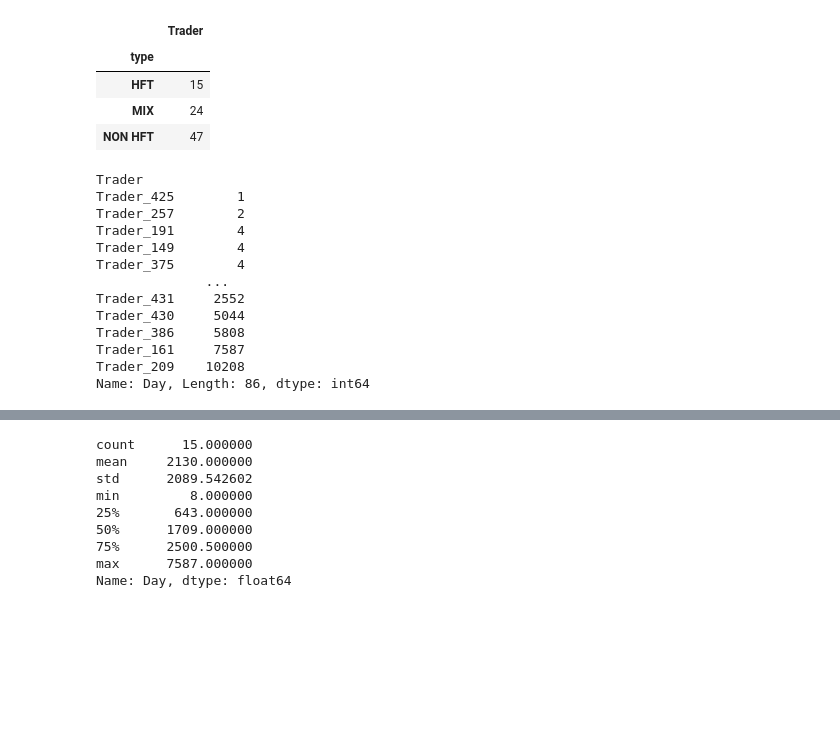
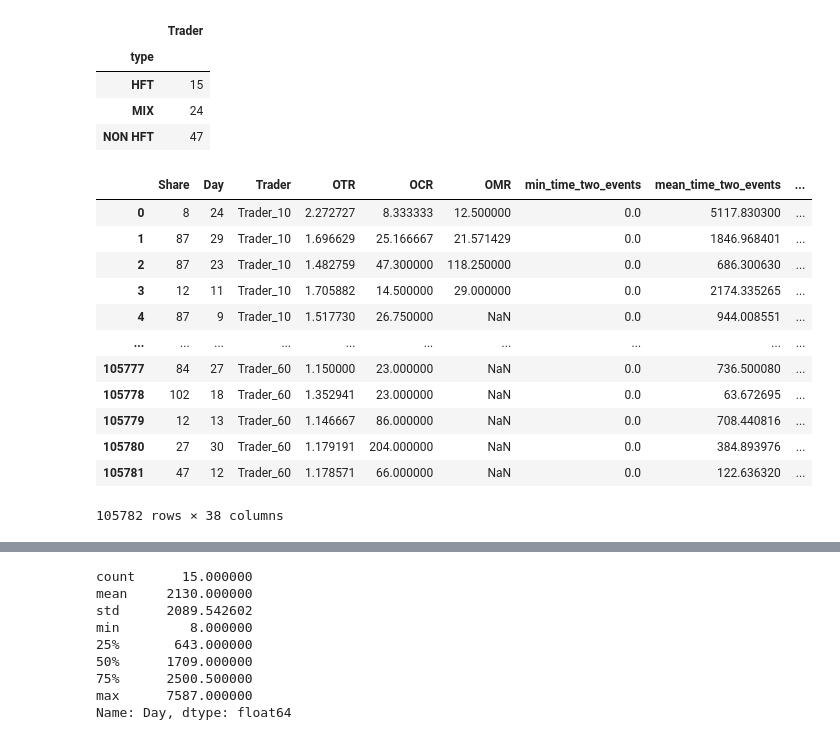
Before and after one commit to dusknight/MAP569_AMF_Challenge, a Jupyter notebook: data_insight.ipynb, the cells around one changed output, grey strips where cells are left out. Saved outputs shown, nothing was run; the diff lists cells and outputs as text; code cells hidden in the pictures; blank space fills up the shorter version.

```diff
--- a/data_insight.ipynb
+++ b/data_insight.ipynb
@@ -18,19 +19,19 @@ y_train.groupby('type').count()
 name2type = dict(zip(y_train.Trader, y_train.type))
 # %%
 n_rows, n_cols = x_train.shape
-# %%
-x_train.groupby('Trader').count()['Day'].sort_values()
-# %% [output]
-Trader
-Trader_425        1
-Trader_257        2
-Trader_191        4
-Trader_149        4
-Trader_375        4
-              ...
-Trader_431     2552
-Trader_430     5044
-Trader_386     5808
-Trader_161     7587
-Trader_209    10208
-Name: Day, Length: 86, dtype: int64
+# %%
+x_train
+# %% [output]
+|  | Share | Day | Trader | OTR | OCR | OMR | min_time_two_events | mean_time_two_events | ... |
+| 0 | 8 | 24 | Trader_10 | 2.272727 | 8.333333 | 12.500000 | 0.0 | 5117.830300 | ... |
+| 1 | 87 | 29 | Trader_10 | 1.696629 | 25.166667 | 21.571429 | 0.0 | 1846.968401 | ... |
+| 2 | 87 | 23 | Trader_10 | 1.482759 | 47.300000 | 118.250000 | 0.0 | 686.300630 | ... |
+| 3 | 12 | 11 | Trader_10 | 1.705882 | 14.500000 | 29.000000 | 0.0 | 2174.335265 | ... |
+| 4 | 87 | 9 | Trader_10 | 1.517730 | 26.750000 | NaN | 0.0 | 944.008551 | ... |
+| ... | ... | ... | ... | ... | ... | ... | ... | ... | ... |
+| 105777 | 84 | 27 | Trader_60 | 1.150000 | 23.000000 | NaN | 0.0 | 736.500080 | ... |
+| 105778 | 102 | 18 | Trader_60 | 1.352941 | 23.000000 | NaN | 0.0 | 63.672695 | ... |
+| 105779 | 12 | 13 | Trader_60 | 1.146667 | 86.000000 | NaN | 0.0 | 708.440816 | ... |
+| 105780 | 27 | 30 | Trader_60 | 1.179191 | 204.000000 | NaN | 0.0 | 384.893976 | ... |
+| 105781 | 47 | 12 | Trader_60 | 1.178571 | 66.000000 | NaN | 0.0 | 122.636320 | ... |
+105782 rows × 38 columns
```
Also changed, not shown: parts of 4 cells of this notebook, 8 other files.
